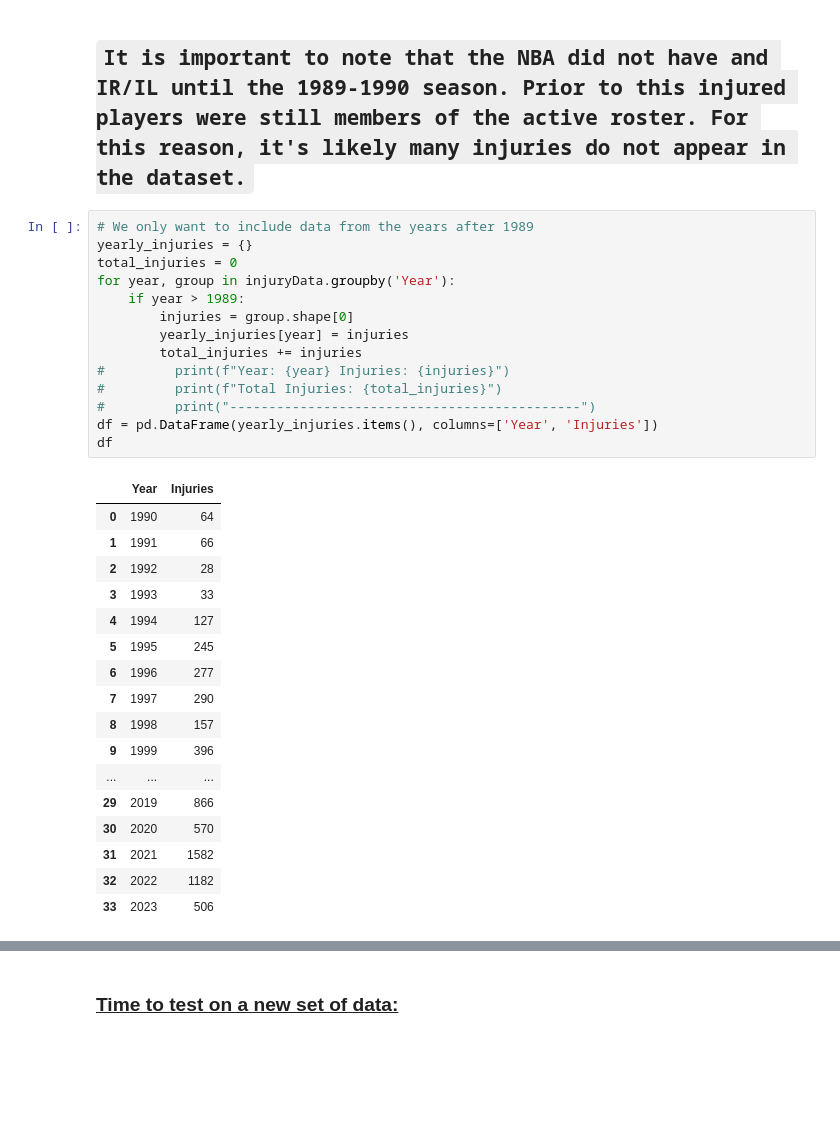
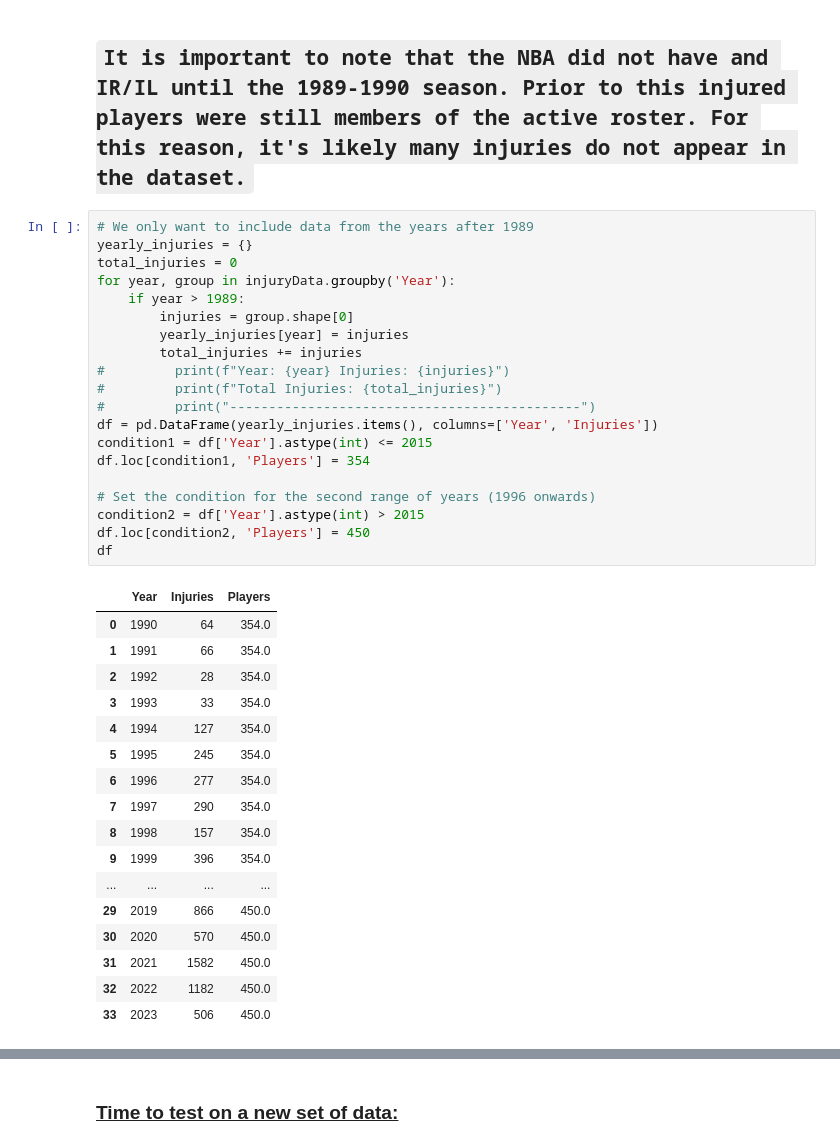
Before and after one commit to adc1021/NBAInjuryPredictor, a Jupyter notebook: notebooks/Forecasting.ipynb, the cells around one changed output, grey strips where cells are left out. Cells and saved outputs as stored; diff of their text form; blank space fills up the shorter version.

```diff
--- a/notebooks/Forecasting.ipynb
+++ b/notebooks/Forecasting.ipynb
@@ -39,34 +39,40 @@ del injuryData['Acquired']
 # %%
 # We only want to include data from the years after 1989
 yearly_injuries = {}
 total_injuries = 0
 for year, group in injuryData.groupby('Year'):
     if year > 1989:
         injuries = group.shape[0]
         yearly_injuries[year] = injuries
         total_injuries += injuries
 #         print(f"Year: {year} Injuries: {injuries}")
 #         print(f"Total Injuries: {total_injuries}")
 #         print("---------------------------------------------")
 df = pd.DataFrame(yearly_injuries.items(), columns=['Year', 'Injuries'])
+condition1 = df['Year'].astype(int) <= 2015
+df.loc[condition1, 'Players'] = 354
+
+# Set the condition for the second range of years (1996 onwards)
+condition2 = df['Year'].astype(int) > 2015
+df.loc[condition2, 'Players'] = 450
 df
 # %% [output]
-|  | Year | Injuries |
-| 0 | 1990 | 64 |
-| 1 | 1991 | 66 |
-| 2 | 1992 | 28 |
-| 3 | 1993 | 33 |
-| 4 | 1994 | 127 |
-| 5 | 1995 | 245 |
-| 6 | 1996 | 277 |
-| 7 | 1997 | 290 |
-| 8 | 1998 | 157 |
-| 9 | 1999 | 396 |
-| ... | ... | ... |
-| 29 | 2019 | 866 |
-| 30 | 2020 | 570 |
-| 31 | 2021 | 1582 |
-| 32 | 2022 | 1182 |
-| 33 | 2023 | 506 |
+|  | Year | Injuries | Players |
+| 0 | 1990 | 64 | 354.0 |
+| 1 | 1991 | 66 | 354.0 |
+| 2 | 1992 | 28 | 354.0 |
+| 3 | 1993 | 33 | 354.0 |
+| 4 | 1994 | 127 | 354.0 |
+| 5 | 1995 | 245 | 354.0 |
+| 6 | 1996 | 277 | 354.0 |
+| 7 | 1997 | 290 | 354.0 |
+| 8 | 1998 | 157 | 354.0 |
+| 9 | 1999 | 396 | 354.0 |
+| ... | ... | ... | ... |
+| 29 | 2019 | 866 | 450.0 |
+| 30 | 2020 | 570 | 450.0 |
+| 31 | 2021 | 1582 | 450.0 |
+| 32 | 2022 | 1182 | 450.0 |
+| 33 | 2023 | 506 | 450.0 |
 # %%
 #Using Linear Regression function to fit our model
```
Also changed, not shown: parts of 12 cells of this notebook.
